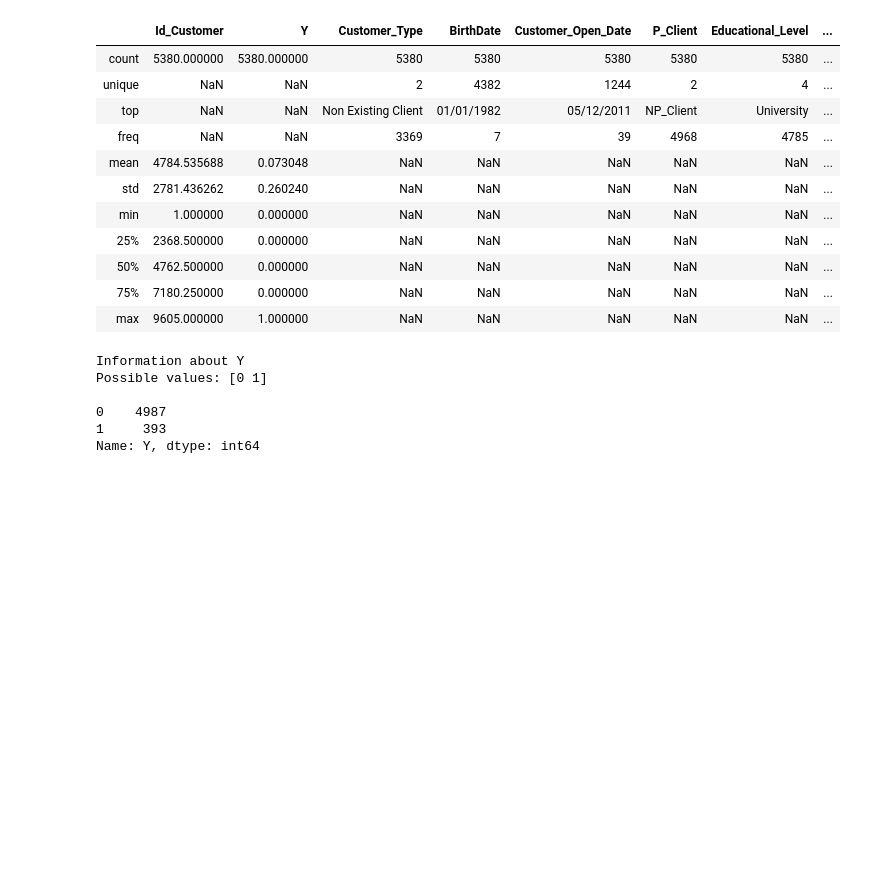
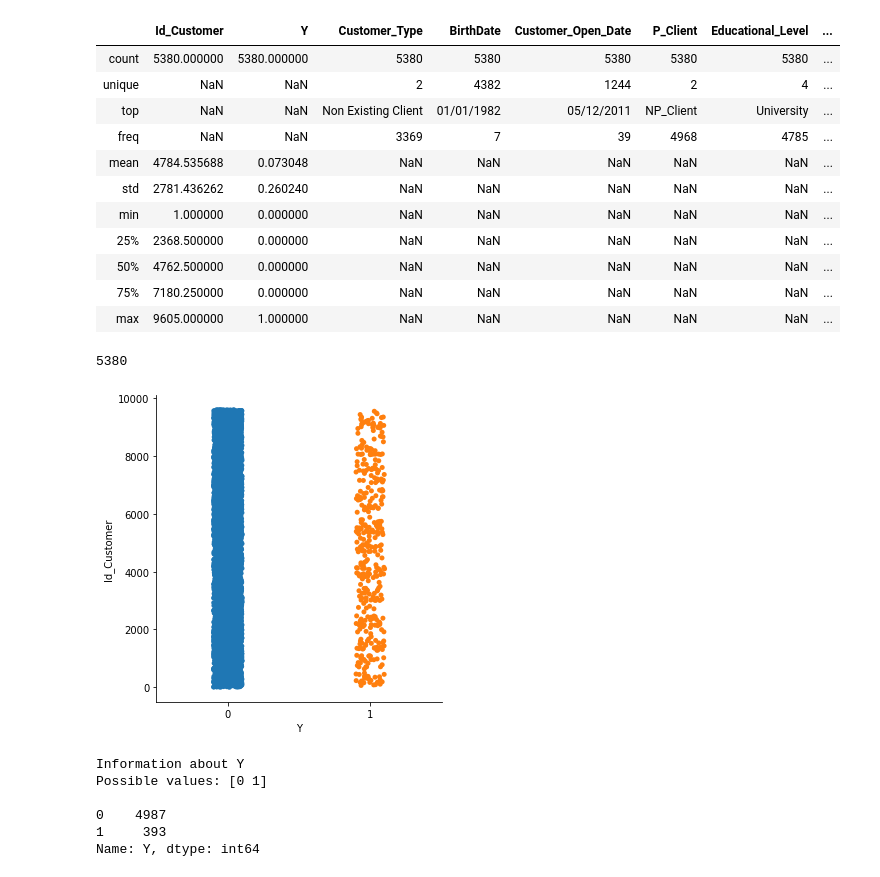
Before and after one commit to luizbezerra-pinheiro/Project_ML2, a Jupyter notebook: src/Feature Analysis.ipynb, the cells around one changed output. Saved outputs shown, nothing was run; the diff lists cells and outputs as text; code cells hidden in the pictures; blank space fills up the shorter version.

```diff
--- a/src/Feature Analysis.ipynb
+++ b/src/Feature Analysis.ipynb
@@ -32,6 +33,20 @@ display(df.describe(include="all"))
 | 50% | 4762.500000 | 0.000000 | NaN | NaN | NaN | NaN | NaN | ... |
 | 75% | 7180.250000 | 0.000000 | NaN | NaN | NaN | NaN | NaN | ... |
 | max | 9605.000000 | 1.000000 | NaN | NaN | NaN | NaN | NaN | ... |
+# %%
+import matplotlib.pyplot as plt
+import numpy as np
+import seaborn as sns
+
+sns.catplot(x="Y", y="Id_Customer", data=df);
+
+# plt.scatter(df[df["Y"]==1]["Id_Customer"], range(df[df["Y"]==1].shape[0]),c = 'red')
+# # plt.scatter(df[df["Y"]==0]["Id_Customer"], range(df[df["Y"]==0].shape[0]),c = 'blue')
+# plt.show()
+display(df["Id_Customer"].nunique())
+# %% [output]
+5380
+[figure, added]
 # %%
 print("Information about Y")
 print("Possible values:", df.Y.unique(), end="\n\n")
```
Also changed, not shown: parts of 3 cells of this notebook, 5 other files.
